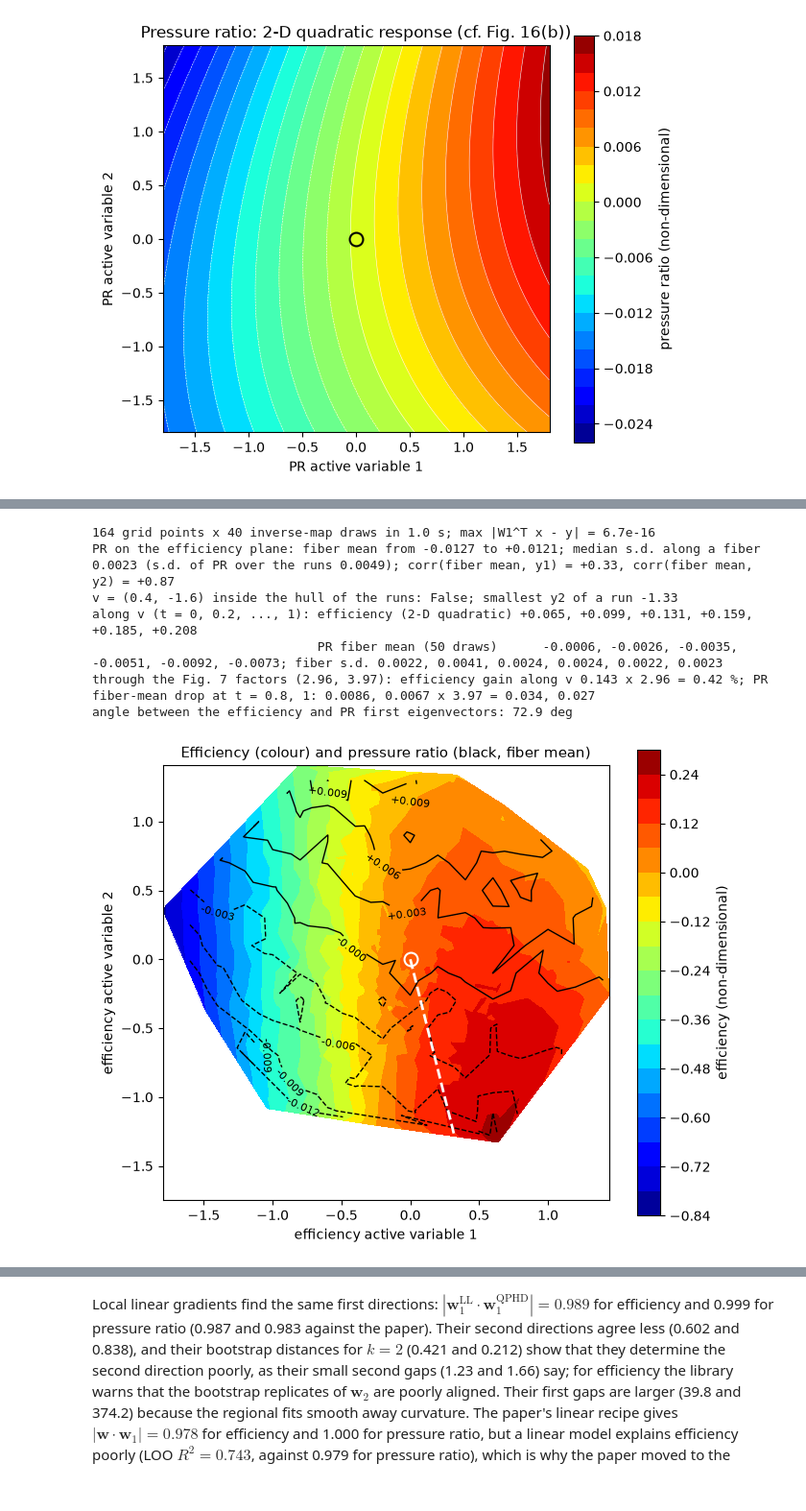
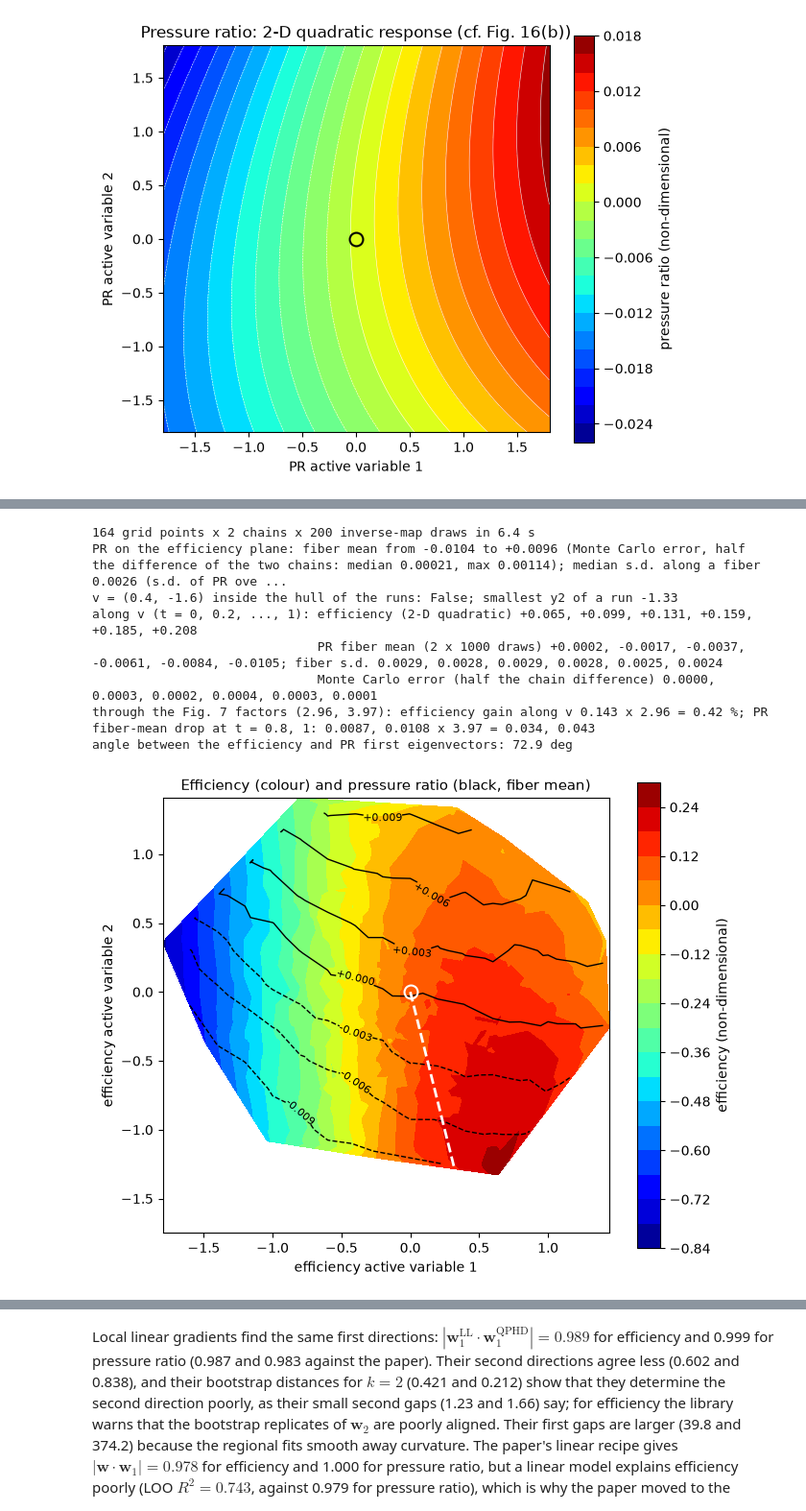
Before and after one commit to paulcon/as-data-sets, a Jupyter notebook: aerospace_cfd/Transonic_Fan_Blade_Performance_Maps/Transonic_Fan_Blade_Performance_Maps.ipynb, the cells around one changed output, grey strips where cells are left out. Shown at 96% size. Cells and saved outputs as stored; diff of their text form; code cells hidden in the pictures.

```diff
--- a/aerospace_cfd/Transonic_Fan_Blade_Performance_Maps/Transonic_Fan_Blade_Performance_Maps.ipynb
+++ b/aerospace_cfd/Transonic_Fan_Blade_Performance_Maps/Transonic_Fan_Blade_Performance_Maps.ipynb
@@ -585,52 +585,70 @@ hull = Delaunay(YA_eta)
 g1, g2 = np.meshgrid(np.arange(-1.8, 1.51, 0.2), np.arange(-1.3, 1.41, 0.2))
 G = np.column_stack([g1.ravel(), g2.ravel()])
 G = G[hull.find_simplex(G) >= 0]
+N_GRID, N_V = 200, 1000                 # hit-and-run draws per chain: grid points, points along v
+ss = np.random.SeedSequence(SEED).spawn(4)   # two independent chains per fiber, for each of the two uses
+W_pr = res['pr']['sub'].W[:, :2]
+
+
+def fiber_means(Y, n, seeds):
+    """Mean of the 2-D PR quadratic over the efficiency fiber of each row of Y, for each chain."""
+    out = []
+    for s in seeds:
+        inv = ac.inverse_map(sub2_eta, Y=Y, n_draws=n, rng=s)
+        assert np.abs(inv.X @ sub2_eta.W1 - Y[inv.index]).max() < 1e-12
+        out.append(q2_pr.evaluate(inv.X @ W_pr).reshape(len(Y), n))
+    return np.array(out)                 # (chains, points, draws)
+
+
 t0 = time.perf_counter()
-inv = ac.inverse_map(sub2_eta, Y=G, n_draws=40, rng=SEED)          # 40 cube points on each fiber
-pr_inv = q2_pr.evaluate(inv.X @ res['pr']['sub'].W[:, :2]).reshape(len(G), 40)   # 2-D PR quadratic (Fig. 16(b))
-pr_mean, pr_sd = pr_inv.mean(1), pr_inv.std(1, ddof=1)
+pr_g = fiber_means(G, N_GRID, ss[:2])
+pr_mean, pr_sd = pr_g.mean((0, 2)), pr_g.std(2, ddof=1).mean(0)
+mc_g = np.abs(pr_g[0].mean(1) - pr_g[1].mean(1)) / 2   # about the Monte Carlo s.e. of the two-chain mean
 eta_grid = q2_eta.evaluate(G)
-print(f'{len(G)} grid points x 40 inverse-map draws in {time.perf_counter() - t0:.1f} s; '
-      f'max |W1^T x - y| = {np.abs(inv.X @ sub2_eta.W1 - G[inv.index]).max():.1e}')
-print(f'PR on the efficiency plane: fiber mean from {pr_mean.min():+.4f} to {pr_mean.max():+.4f}; '
+print(f'{len(G)} grid points x 2 chains x {N_GRID} inverse-map draws in {time.perf_counter() - t0:.1f} s')
+print(f'PR on the efficiency plane: fiber mean from {pr_mean.min():+.4f} to {pr_mean.max():+.4f} '
+      f'(Monte Carlo error, half the difference of the two chains: median {np.median(mc_g):.5f}, max {mc_g.max():.5f}); '
       f'median s.d. along a fiber {np.median(pr_sd):.4f} (s.d. of PR over the runs {prA.std(ddof=1):.4f}); '
       f'corr(fiber mean, y1) = {np.corrcoef(G[:, 0], pr_mean)[0, 1]:+.2f}, corr(fiber mean, y2) = {np.corrcoef(G[:, 1], pr_mean)[0, 1]:+.2f}')
 print(f'v = (0.4, -1.6) inside the hull of the runs: {hull.find_simplex(v[None, :])[0] >= 0}; '
       f'smallest y2 of a run {YA_eta[:, 1].min():.2f}')
 pts = np.outer(np.linspace(0, 1, 6), v)
-inv_v = ac.inverse_map(sub2_eta, Y=pts, n_draws=50, rng=SEED)
-pr_v = q2_pr.evaluate(inv_v.X @ res['pr']['sub'].W[:, :2]).reshape(len(pts), 50)
+pr_v = fiber_means(pts, N_V, ss[2:])
+pr_vm = pr_v.mean((0, 2))
 print('along v (t = 0, 0.2, ..., 1): efficiency (2-D quadratic) ' + ', '.join(f'{a:+.3f}' for a in q2_eta.evaluate(pts)))
-print('                              PR fiber mean (50 draws)      ' + ', '.join(f'{a:+.4f}' for a in pr_v.mean(1))
-      + '; fiber s.d. ' + ', '.join(f'{a:.4f}' for a in pr_v.std(1, ddof=1)))
+print(f'                              PR fiber mean (2 x {N_V} draws) ' + ', '.join(f'{a:+.4f}' for a in pr_vm)
+      + '; fiber s.d. ' + ', '.join(f'{a:.4f}' for a in pr_v.std(2, ddof=1).mean(0)))
+print('                              Monte Carlo error (half the chain difference) '
+      + ', '.join(f'{a:.4f}' for a in np.abs(pr_v[0].mean(1) - pr_v[1].mean(1)) / 2))
 fe, fp = res['eta']['fac7'], res['pr']['fac7']
 gain = q2_eta.evaluate(pts)[-1] - q2_eta.evaluate(pts)[0]
-drop = pr_v.mean(1)[0] - pr_v.mean(1)[[4, 5]]
+drop = pr_vm[0] - pr_vm[[4, 5]]
 print(f'through the Fig. 7 factors ({fe:.2f}, {fp:.2f}): efficiency gain along v {gain:.3f} x {fe:.2f} = {gain * fe:.2f} %; '
       f'PR fiber-mean drop at t = 0.8, 1: {drop[0]:.4f}, {drop[1]:.4f} x {fp:.2f} = {drop[0] * fp:.3f}, {drop[1] * fp:.3f}')
 print(f'angle between the efficiency and PR first eigenvectors: '
       f'{np.degrees(np.arccos(abs(res["eta"]["sub"].W[:, 0] @ res["pr"]["sub"].W[:, 0]))):.1f} deg')
 
 tri = mtri.Triangulation(YA_eta[:, 0], YA_eta[:, 1])
 fig, ax = plt.subplots(figsize=(7.5, 6.3))
 cs = ax.tricontourf(tri, etaA, levels=20, cmap='jet')
 tg = mtri.Triangulation(G[:, 0], G[:, 1])
-cl = ax.tricontour(tg, pr_mean, levels=np.arange(-0.012, 0.0121, 0.003), colors='k', linewidths=1.0)
+cl = ax.tricontour(tg, pr_mean, levels=0.003 * np.arange(-4, 5), colors='k', linewidths=1.0)
 ax.clabel(cl, fmt='%+.3f', fontsize=8)
 ax.plot([0, v[0]], [0, v[1]], 'w--', lw=2)
 ax.plot(0, 0, 'wo', mfc='none', ms=10, mew=1.5)
 fig.colorbar(cs, ax=ax, label='efficiency (non-dimensional)')
 ax.set_aspect('equal'); ax.set_xlabel('efficiency active variable 1'); ax.set_ylabel('efficiency active variable 2')
 ax.set_title('Efficiency (colour) and pressure ratio (black, fiber mean)', fontsize=11)
 plt.close(fig)
 fig
 # %% [output]
-164 grid points x 40 inverse-map draws in 1.0 s; max |W1^T x - y| = 6.7e-16
-PR on the efficiency plane: fiber mean from -0.0127 to +0.0121; median s.d. along a fiber 0.0023 (s.d. of PR over the runs 0.0049); corr(fiber mean, y1) = +0.33, corr(fiber mean, y2) = +0.87
+164 grid points x 2 chains x 200 inverse-map draws in 6.4 s
+PR on the efficiency plane: fiber mean from -0.0104 to +0.0096 (Monte Carlo error, half the difference of the two chains: median 0.00021, max 0.00114); median s.d. along a fiber 0.0026 (s.d. of PR ove ...
 v = (0.4, -1.6) inside the hull of the runs: False; smallest y2 of a run -1.33
 along v (t = 0, 0.2, ..., 1): efficiency (2-D quadratic) +0.065, +0.099, +0.131, +0.159, +0.185, +0.208
-                              PR fiber mean (50 draws)      -0.0006, -0.0026, -0.0035, -0.0051, -0.0092, -0.0073; fiber s.d. 0.0022, 0.0041, 0.0024, 0.0024, 0.0022, 0.0023
-through the Fig. 7 factors (2.96, 3.97): efficiency gain along v 0.143 x 2.96 = 0.42 %; PR fiber-mean drop at t = 0.8, 1: 0.0086, 0.0067 x 3.97 = 0.034, 0.027
+                              PR fiber mean (2 x 1000 draws) +0.0002, -0.0017, -0.0037, -0.0061, -0.0084, -0.0105; fiber s.d. 0.0029, 0.0028, 0.0029, 0.0028, 0.0025, 0.0024
+                              Monte Carlo error (half the chain difference) 0.0000, 0.0003, 0.0002, 0.0004, 0.0003, 0.0001
+through the Fig. 7 factors (2.96, 3.97): efficiency gain along v 0.143 x 2.96 = 0.42 %; PR fiber-mean drop at t = 0.8, 1: 0.0087, 0.0108 x 3.97 = 0.034, 0.043
 angle between the efficiency and PR first eigenvectors: 72.9 deg
-[figure, old version]
+[figure, new version]
 # %% [markdown]
```
Also changed, not shown: parts of 9 cells of this notebook, 1 other file.
